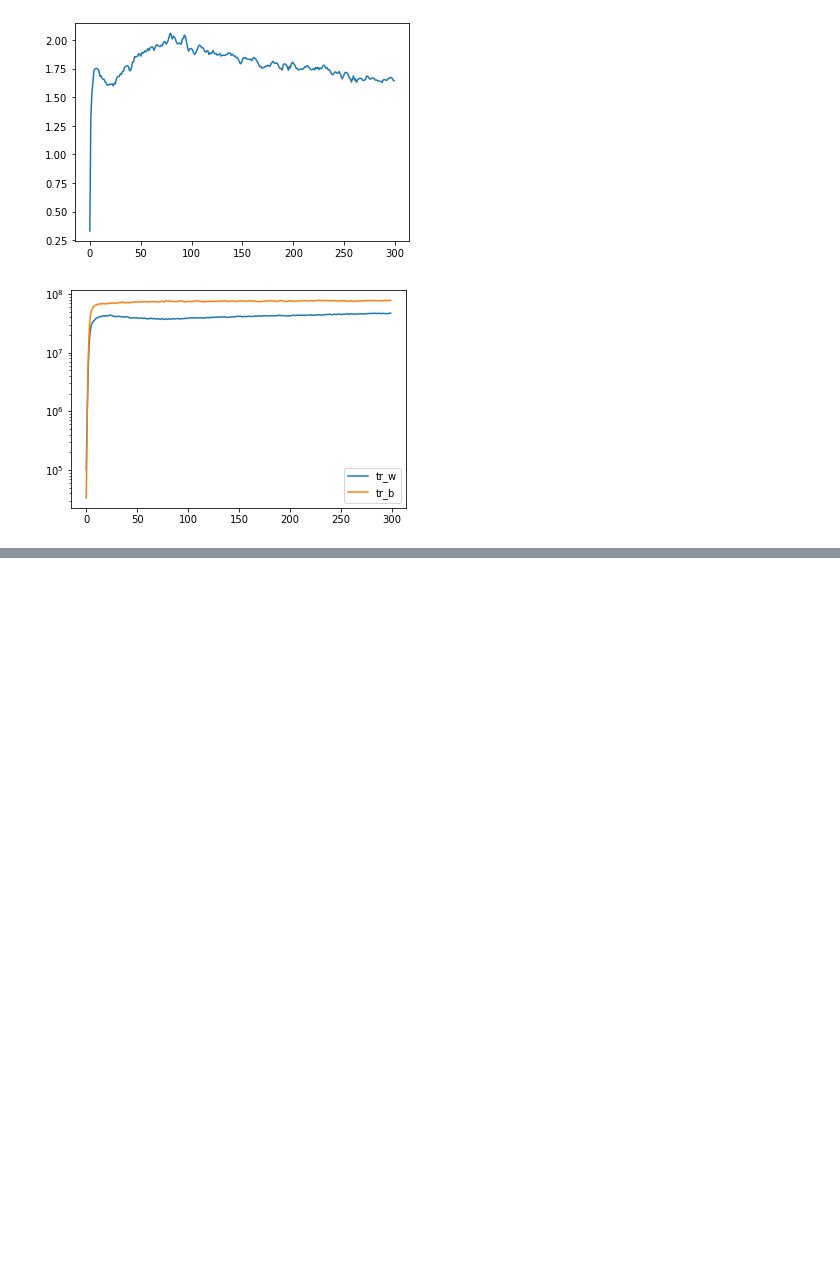
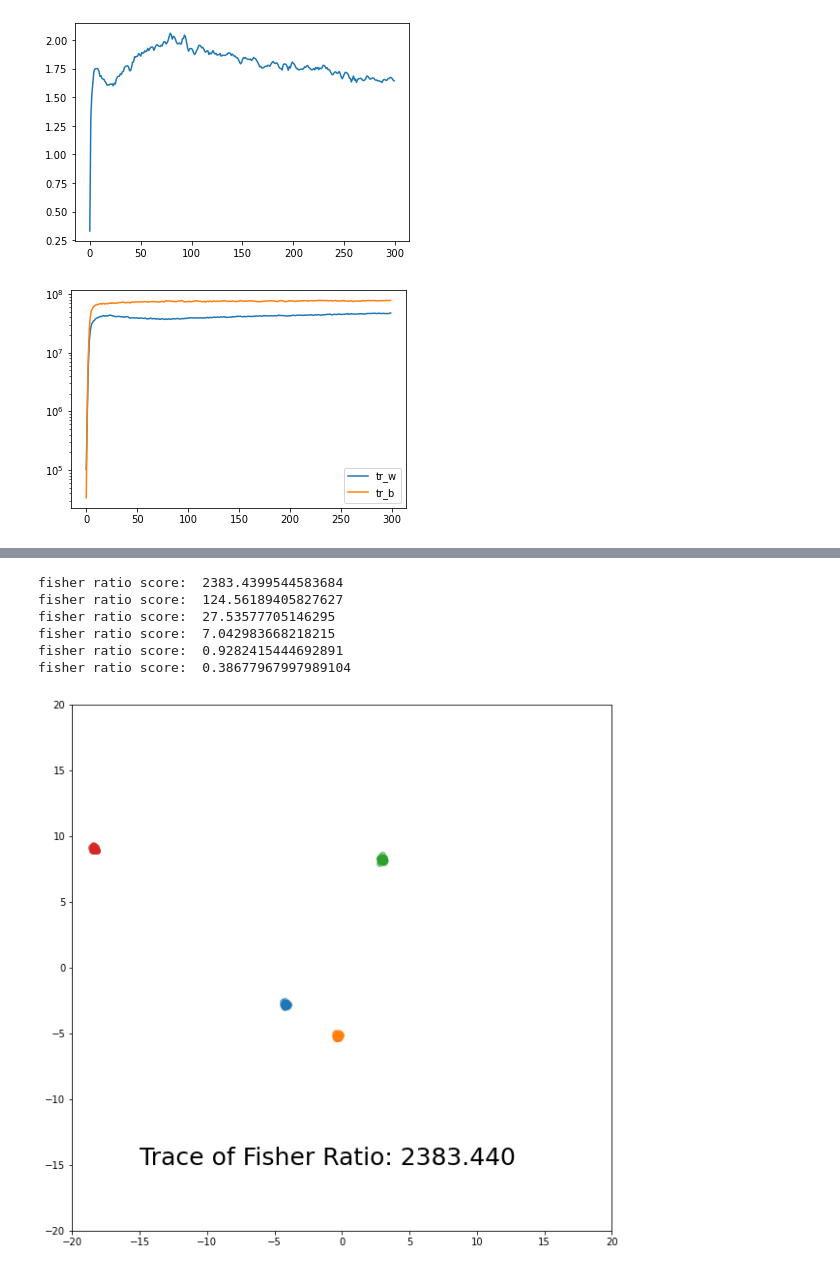
Before and after one commit to ugo-nama-kun/fisher_ratio, a Jupyter notebook: fisher_ratio.ipynb, the cells around one changed output, grey strips where cells are left out. Cells and saved outputs as stored; diff of their text form; code cells hidden in the pictures; blank space fills up the shorter version.

```diff
--- a/fisher_ratio.ipynb
+++ b/fisher_ratio.ipynb
@@ -308,0 +448,45 @@ plt.yscale("log")
+# %%
+# Test
+
+scale_W_list = [0.1, 0.5, 1, 2, 5, 8]
+
+# Make a test data
+for k, scale_W in enumerate(scale_W_list):
+    y_ = np.zeros(class_data_num * n_class)
+    X_ = np.zeros((class_data_num * n_class, dim_fearure))
+
+    for c in range(n_class):
+
+        for i in range(class_data_num):
+
+            noise = scale_W * np.random.randn(2)
+
+            X_[c * class_data_num + i] = mean_[c] + noise
+
+            y_[c * class_data_num + i] = c
+
+    # Fisher score
+    tr_fisher, info = fisher_ratio_score(X_, y_)
+    s_W, s_B, mean_c, mean_global = info.values()
+
+    print("fisher ratio score: ", tr_fisher)
+
+    # plot scatter
+    plt.figure(figsize=(10, 10))
+    cmap = plt.get_cmap("tab10")
+    for i in range(n_class):
+        plt.scatter(
+            X_[y_ == i, 0], X_[y_ == i, 1], alpha=0.5, color=cmap(i % 10), label=i
+        )
+    plt.xlim([-20, 20])
+    plt.ylim([-20, 20])
+    plt.text(x=-15, y=-15, s="Trace of Fisher Ratio: {:.3f}".format(tr_fisher), fontsize=25)
+    plt.savefig(f"fisher_{k}.png")
+# %% [output]
+fisher ratio score:  2383.4399544583684
+fisher ratio score:  124.56189405827627
+fisher ratio score:  27.53577705146295
+fisher ratio score:  7.042983668218215
+fisher ratio score:  0.9282415444692891
+fisher ratio score:  0.38677967997989104
+[figure, added]
```
Also changed, not shown: parts of 4 cells of this notebook.
